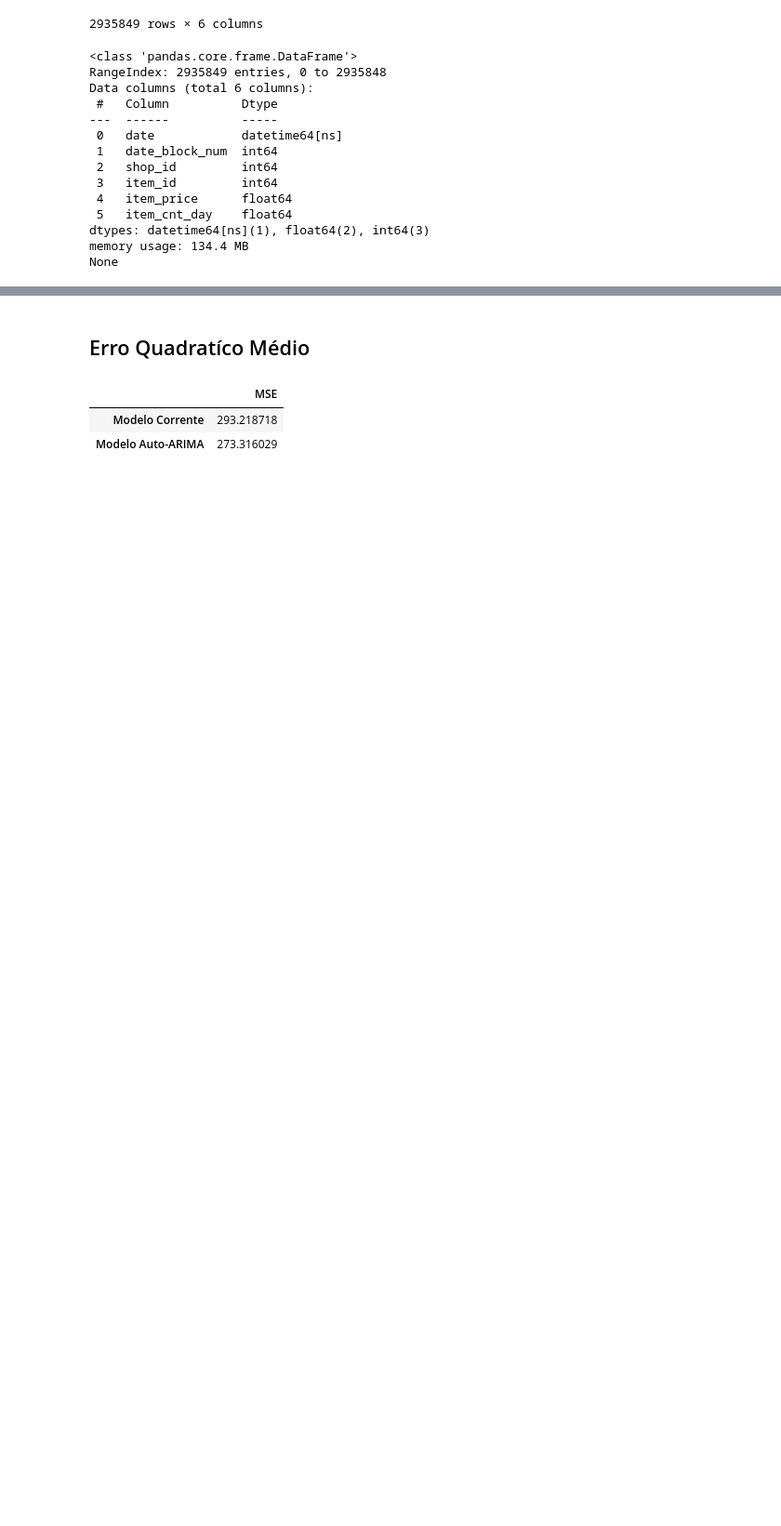
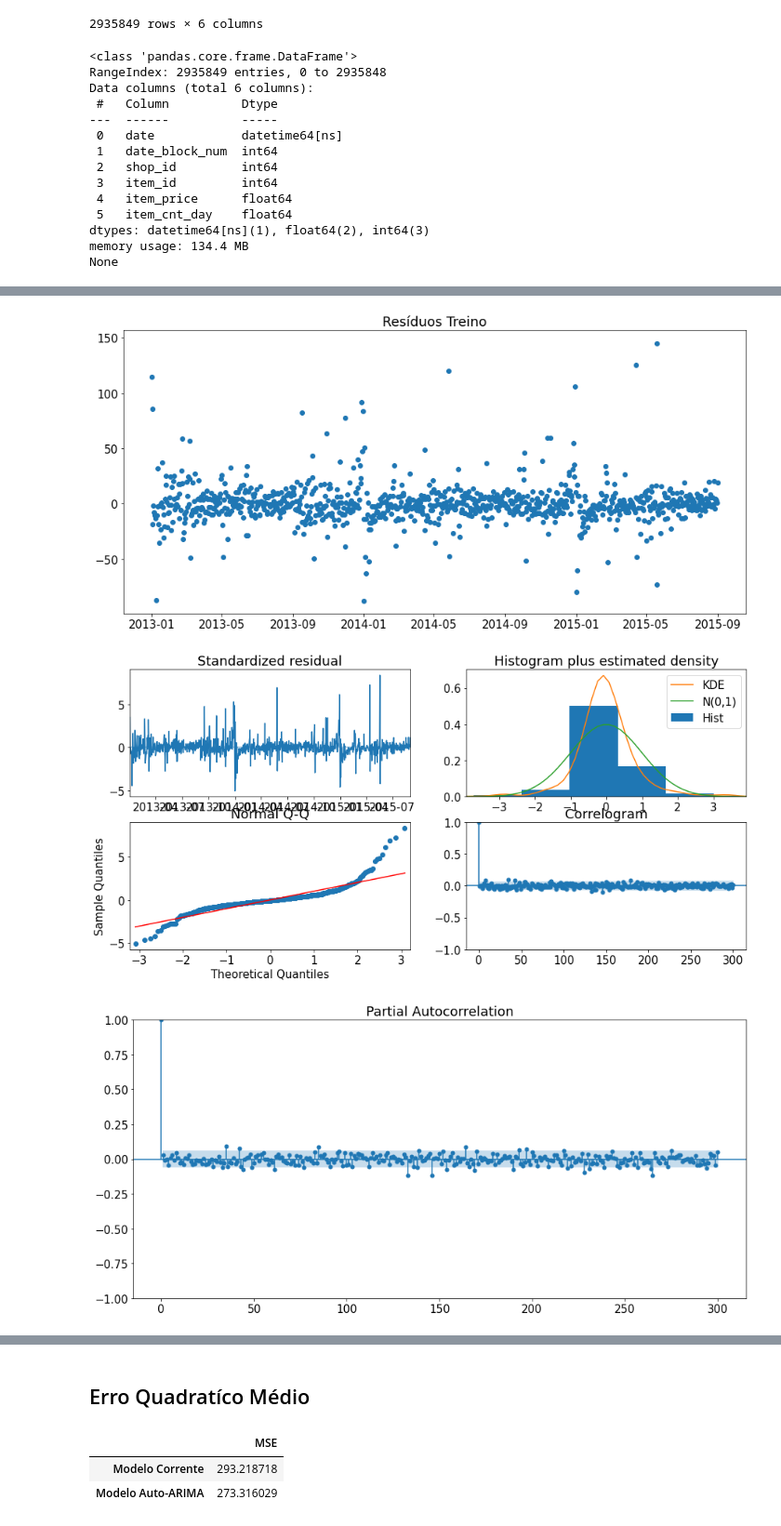
Before and after one commit to derSchmetterling/time_series, a Jupyter notebook: trabalho_ts_auto.ipynb, the cells around one changed output, grey strips where cells are left out. Shown: that part at 93% size. Cells and saved outputs as stored; diff of their text form; code cells hidden in the pictures; blank space fills up the shorter version.

```diff
--- a/trabalho_ts_auto.ipynb
+++ b/trabalho_ts_auto.ipynb
@@ -206,3 +215,17 @@ Covariance Type:                                     opg
 
 Warnings:
 [1] Covariance matrix calculated using the outer product of gradients (complex-step).
+# %%
+residuos = arima_model.resid()
+
+plt.scatter(x=residuos.index, y=residuos)
+plt.title("Resíduos Treino")
+
+diag = arima_model.plot_diagnostics(lags = 300)
+
+pacf = plot_pacf(arima_model.resid(), lags = 300, alpha = 0.05)
+plt.show()
+# %% [output]
+[figure, added]
+[figure, added]
+[figure, added]
```
Also changed, not shown: parts of 27 cells of this notebook.
